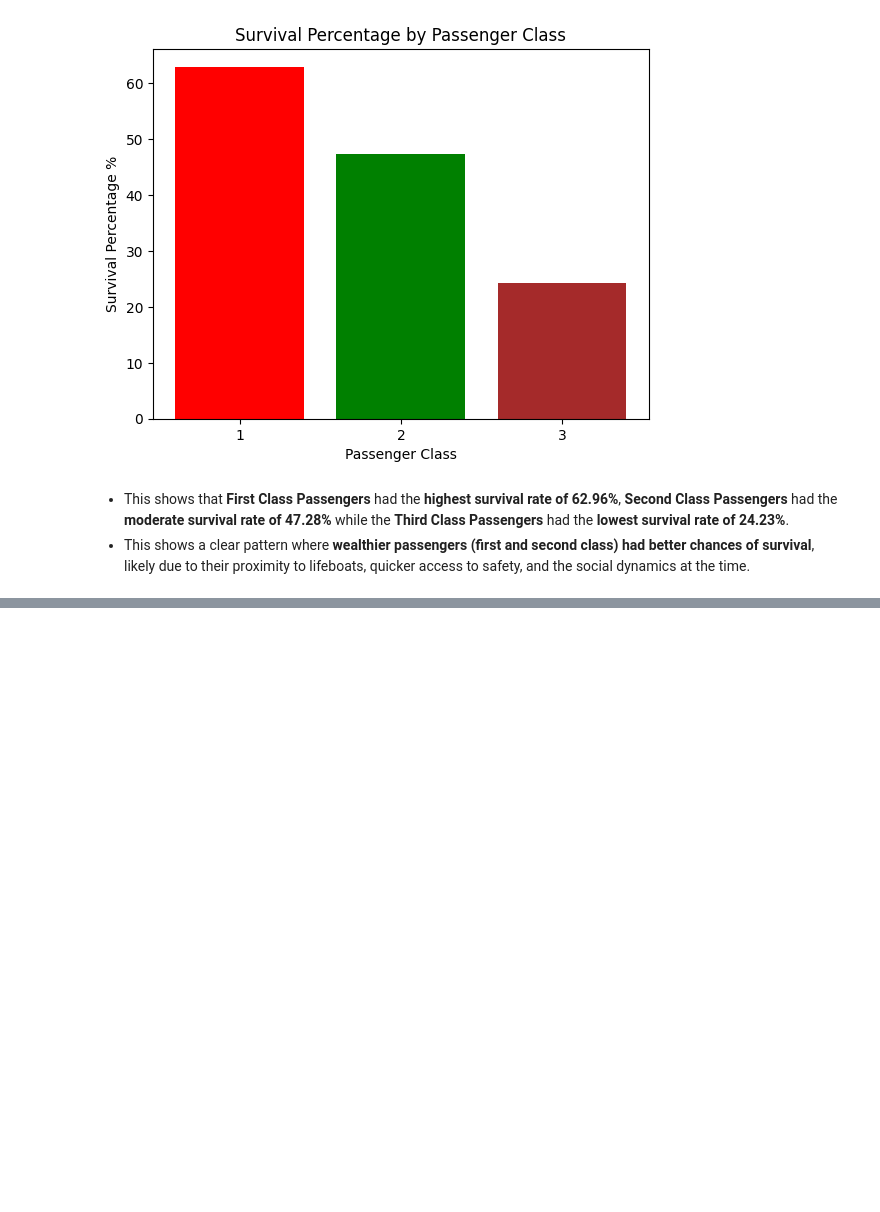
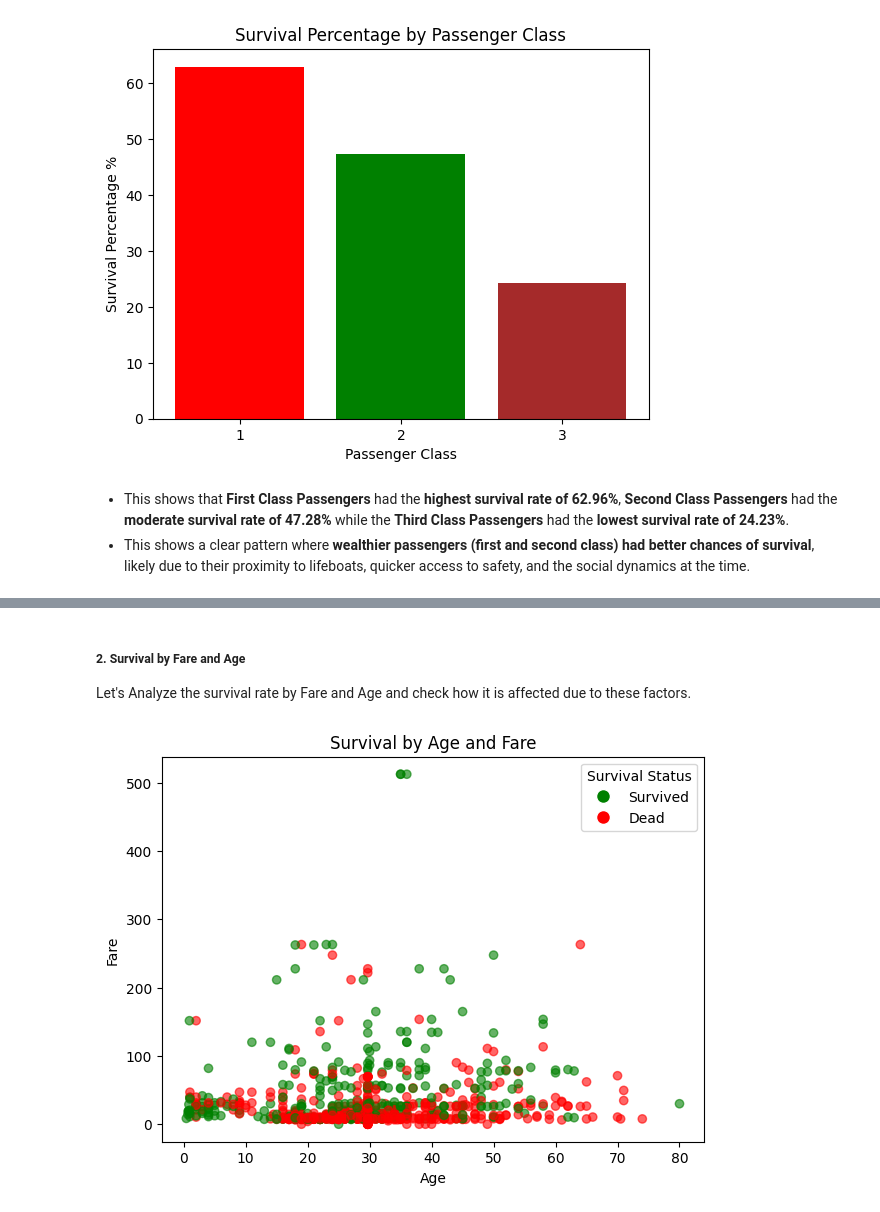
Before and after one commit to mariamkhan04/PRODIGY_DS_02, a Jupyter notebook: Titanic_Analysis.ipynb, the cells around one changed output, grey strips where cells are left out. Drawn from its saved outputs; the diff is of its cells as text; code cells hidden in the pictures; blank space fills up the shorter version.

```diff
--- a/Titanic_Analysis.ipynb
+++ b/Titanic_Analysis.ipynb
@@ -352,0 +500,19 @@ Pclass
+# %% [markdown]
+##### **2. Survival by Fare and Age**
+Let's Analyze the survival rate by Fare and Age and check how it is affected due to these factors.
+# %%
+plt.figure(figsize=(7, 5))
+colors = titanic_df['Survived'].map({0: 'red', 1: 'green'})
+plt.scatter(titanic_df['Age'], titanic_df['Fare'], c=colors, alpha=0.6)
+plt.title('Survival by Age and Fare')
+plt.xlabel('Age')
+plt.ylabel('Fare')
+
+# Add legend
+legend_labels = {'Survived': 'green', 'Dead': 'red'}
+handles = [plt.Line2D([0], [0], marker='o', color='w', markerfacecolor=color, markersize=10) for color in ['green', 'red']]
+plt.legend(handles=handles, labels=['Survived', 'Dead'], title="Survival Status")
+
+plt.show()
+# %% [output]
+[figure, added]
```
Also changed, not shown: parts of 18 cells of this notebook, 1 other file.
